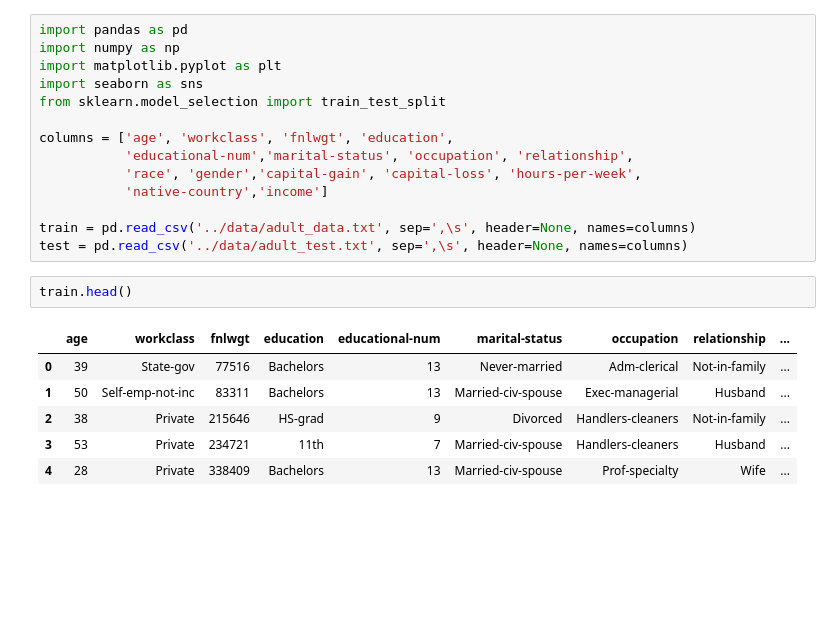
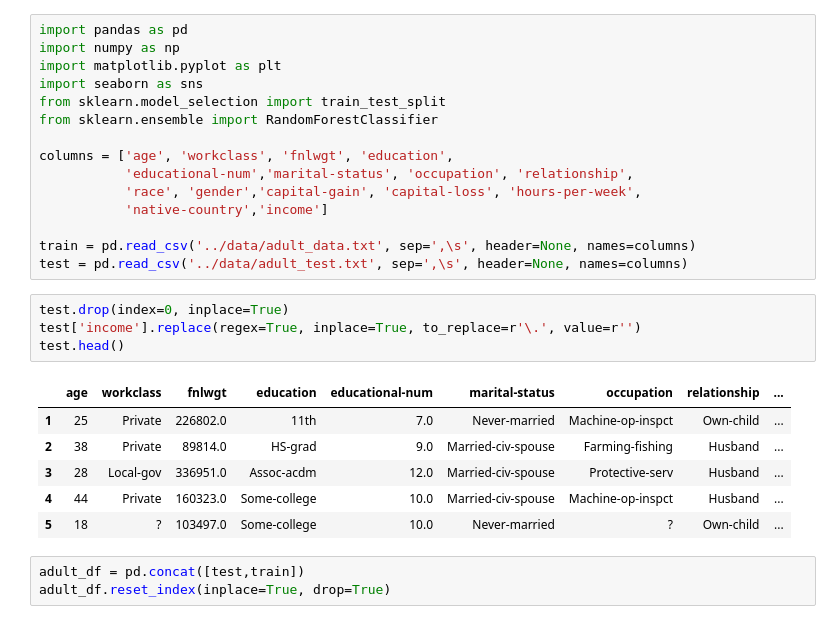
Before and after one commit to Altadsa/csc4009-assignment1, a Jupyter notebook: src/classifier.ipynb, the cells around one changed output. Drawn from its saved outputs; the diff is of its cells as text; blank space fills up the shorter version.

```diff
--- a/src/classifier.ipynb
+++ b/src/classifier.ipynb
@@ -4,6 +4,7 @@ import numpy as np
 import matplotlib.pyplot as plt
 import seaborn as sns
 from sklearn.model_selection import train_test_split
+from sklearn.ensemble import RandomForestClassifier
 
 columns = ['age', 'workclass', 'fnlwgt', 'education',
            'educational-num','marital-status', 'occupation', 'relationship',
@@ -12,12 +13,17 @@ columns = ['age', 'workclass', 'fnlwgt', 'education',
 
 train = pd.read_csv('../data/adult_data.txt', sep=',\s', header=None, names=columns)
 test = pd.read_csv('../data/adult_test.txt', sep=',\s', header=None, names=columns)
-# %%
-train.head()
-# %% [output]
-|  | age | workclass | fnlwgt | education | educational-num | marital-status | occupation | relationship | ... |
-| 0 | 39 | State-gov | 77516 | Bachelors | 13 | Never-married | Adm-clerical | Not-in-family | ... |
-| 1 | 50 | Self-emp-not-inc | 83311 | Bachelors | 13 | Married-civ-spouse | Exec-managerial | Husband | ... |
-| 2 | 38 | Private | 215646 | HS-grad | 9 | Divorced | Handlers-cleaners | Not-in-family | ... |
-| 3 | 53 | Private | 234721 | 11th | 7 | Married-civ-spouse | Handlers-cleaners | Husband | ... |
-| 4 | 28 | Private | 338409 | Bachelors | 13 | Married-civ-spouse | Prof-specialty | Wife | ... |
+# %%
+test.drop(index=0, inplace=True)
+test['income'].replace(regex=True, inplace=True, to_replace=r'\.', value=r'')
+test.head()
+# %% [output]
+|  | age | workclass | fnlwgt | education | educational-num | marital-status | occupation | relationship | ... |
+| 1 | 25 | Private | 226802.0 | 11th | 7.0 | Never-married | Machine-op-inspct | Own-child | ... |
+| 2 | 38 | Private | 89814.0 | HS-grad | 9.0 | Married-civ-spouse | Farming-fishing | Husband | ... |
+| 3 | 28 | Local-gov | 336951.0 | Assoc-acdm | 12.0 | Married-civ-spouse | Protective-serv | Husband | ... |
+| 4 | 44 | Private | 160323.0 | Some-college | 10.0 | Married-civ-spouse | Machine-op-inspct | Husband | ... |
+| 5 | 18 | ? | 103497.0 | Some-college | 10.0 | Never-married | ? | Own-child | ... |
+# %%
+adult_df = pd.concat([test,train])
+adult_df.reset_index(inplace=True, drop=True)
```
Also changed, not shown: parts of 6 cells of this notebook, 6 other files.
